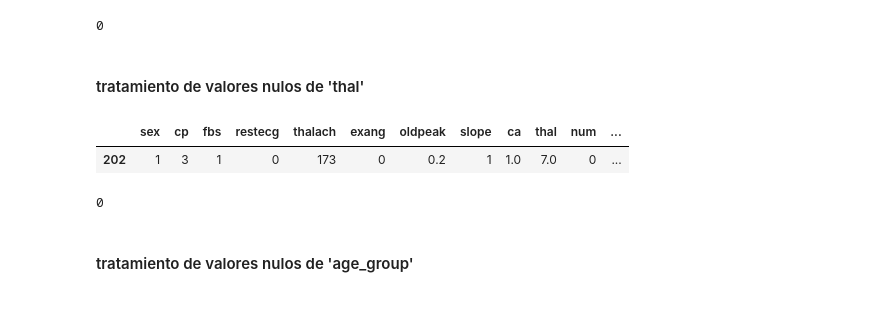
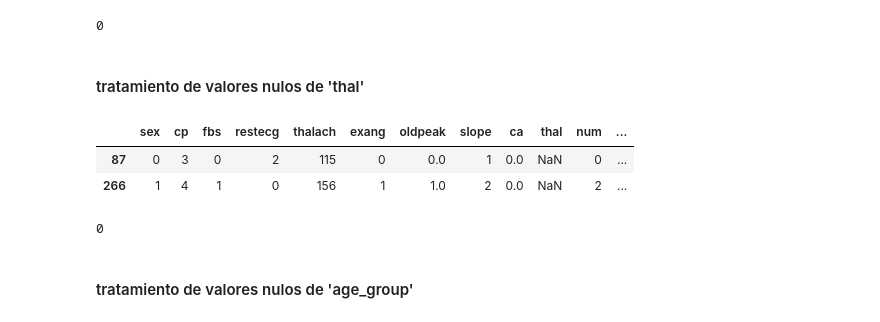
Before and after one commit to IgnacioLopez04/TP_ML_Bellotti_Lopez_Trinchieri, a Jupyter notebook: TP1_ML.ipynb, the cells around one changed output. Saved outputs shown, nothing was run; the diff lists cells and outputs as text; code cells hidden in the pictures.

```diff
--- a/TP1_ML.ipynb
+++ b/TP1_ML.ipynb
@@ -172,10 +172,11 @@ subset['ca'].isnull().sum()
 # %% [markdown]
 #### tratamiento de valores nulos de 'thal'
 # %%
-subset[subset['cholesterol_level'].isna()]
+subset[subset['thal'].isna()]
 # %% [output]
 |  | sex | cp | fbs | restecg | thalach | exang | oldpeak | slope | ca | thal | num | ... |
-| 202 | 1 | 3 | 1 | 0 | 173 | 0 | 0.2 | 1 | 1.0 | 7.0 | 0 | ... |
+| 87 | 0 | 3 | 0 | 2 | 115 | 0 | 0.0 | 1 | 0.0 | NaN | 0 | ... |
+| 266 | 1 | 4 | 1 | 0 | 156 | 1 | 1.0 | 2 | 0.0 | NaN | 2 | ... |
 # %%
 subset['thal'] = subset['thal'].fillna(subset['thal'].mean())
 subset['thal'].isnull().sum()
```
Also changed, not shown: parts of 8 cells of this notebook.
